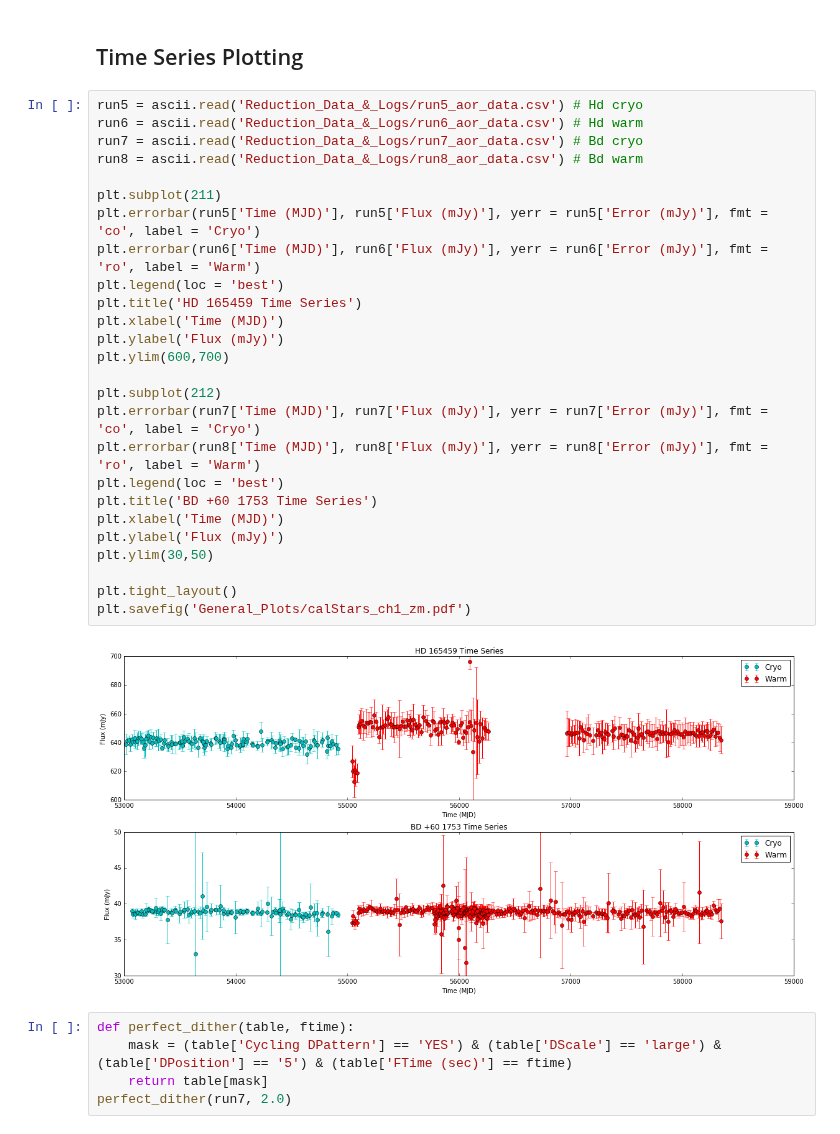
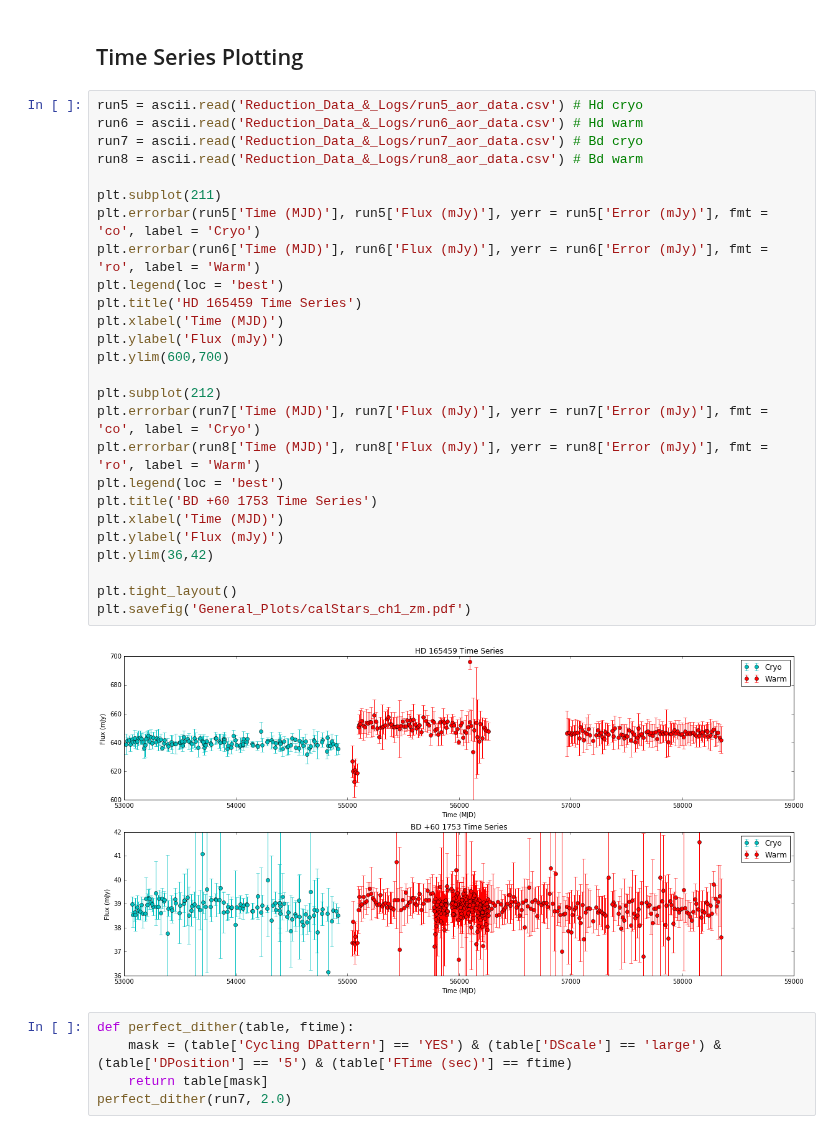
Before and after one commit to eas342/IRAC_photometry, a Jupyter notebook: PhotTests.ipynb, the cells around one changed output. Saved outputs shown, nothing was run; the diff lists cells and outputs as text.

```diff
--- a/PhotTests.ipynb
+++ b/PhotTests.ipynb
@@ -107,31 +107,31 @@ for aor in AORnames:
 # %%
 run5 = ascii.read('Reduction_Data_&_Logs/run5_aor_data.csv') # Hd cryo
 run6 = ascii.read('Reduction_Data_&_Logs/run6_aor_data.csv') # Hd warm
 run7 = ascii.read('Reduction_Data_&_Logs/run7_aor_data.csv') # Bd cryo
 run8 = ascii.read('Reduction_Data_&_Logs/run8_aor_data.csv') # Bd warm
 
 plt.subplot(211)
 plt.errorbar(run5['Time (MJD)'], run5['Flux (mJy)'], yerr = run5['Error (mJy)'], fmt = 'co', label = 'Cryo')
 plt.errorbar(run6['Time (MJD)'], run6['Flux (mJy)'], yerr = run6['Error (mJy)'], fmt = 'ro', label = 'Warm')
 plt.legend(loc = 'best')
 plt.title('HD 165459 Time Series')
 plt.xlabel('Time (MJD)')
 plt.ylabel('Flux (mJy)')
 plt.ylim(600,700)
 
 plt.subplot(212)
 plt.errorbar(run7['Time (MJD)'], run7['Flux (mJy)'], yerr = run7['Error (mJy)'], fmt = 'co', label = 'Cryo')
 plt.errorbar(run8['Time (MJD)'], run8['Flux (mJy)'], yerr = run8['Error (mJy)'], fmt = 'ro', label = 'Warm')
 plt.legend(loc = 'best')
 plt.title('BD +60 1753 Time Series')
 plt.xlabel('Time (MJD)')
 plt.ylabel('Flux (mJy)')
-plt.ylim(30,50)
+plt.ylim(36,42)
 
 plt.tight_layout()
 plt.savefig('General_Plots/calStars_ch1_zm.pdf')
 # %% [output]
-[figure, old version]
+[figure, new version]
 # %%
 def perfect_dither(table, ftime):
     mask = (table['Cycling DPattern'] == 'YES') & (table['DScale'] == 'large') & (table['DPosition'] == '5') & (table['FTime (sec)'] == ftime)
```
Also changed, not shown: parts of 2 cells of this notebook, 2 other files.
